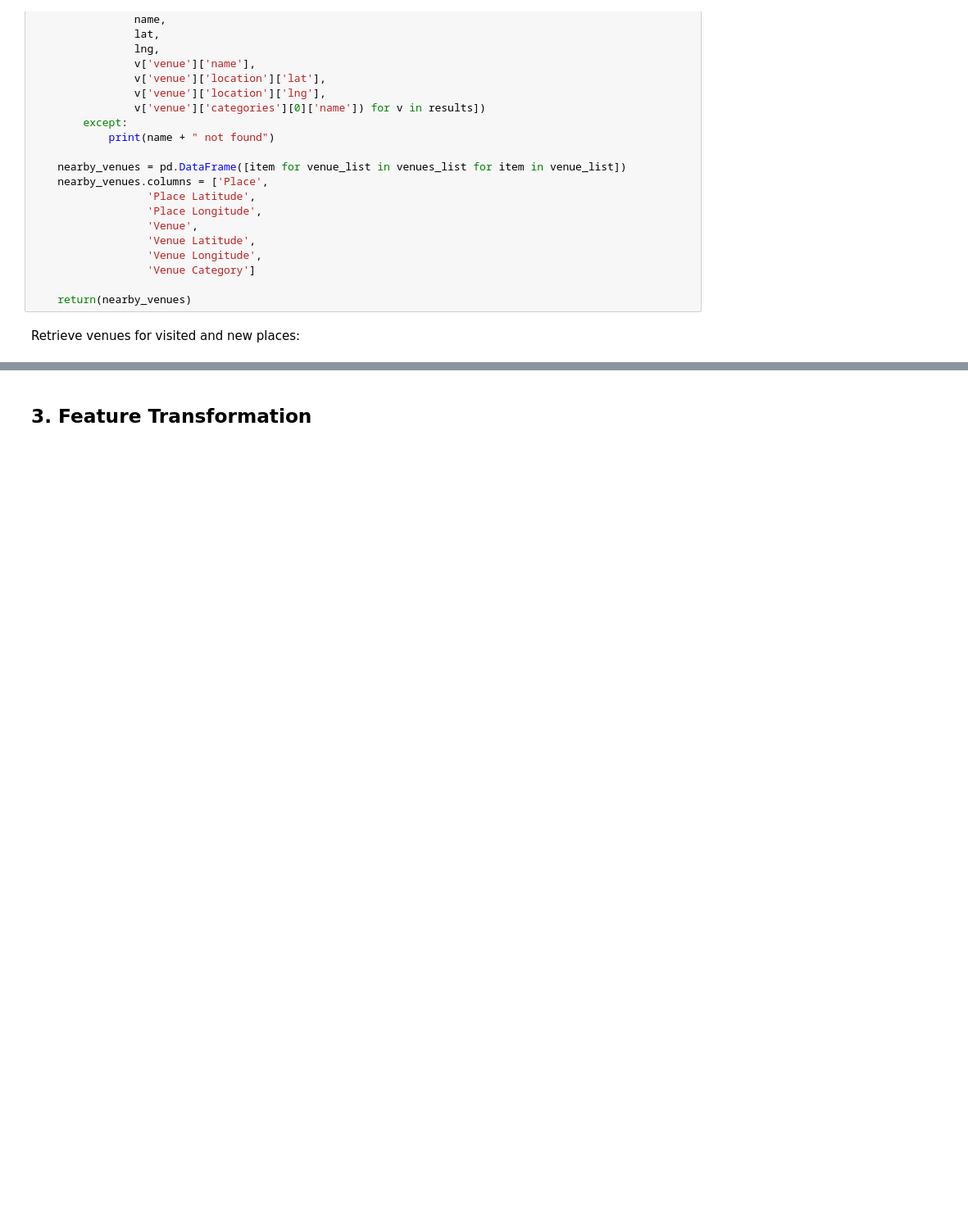
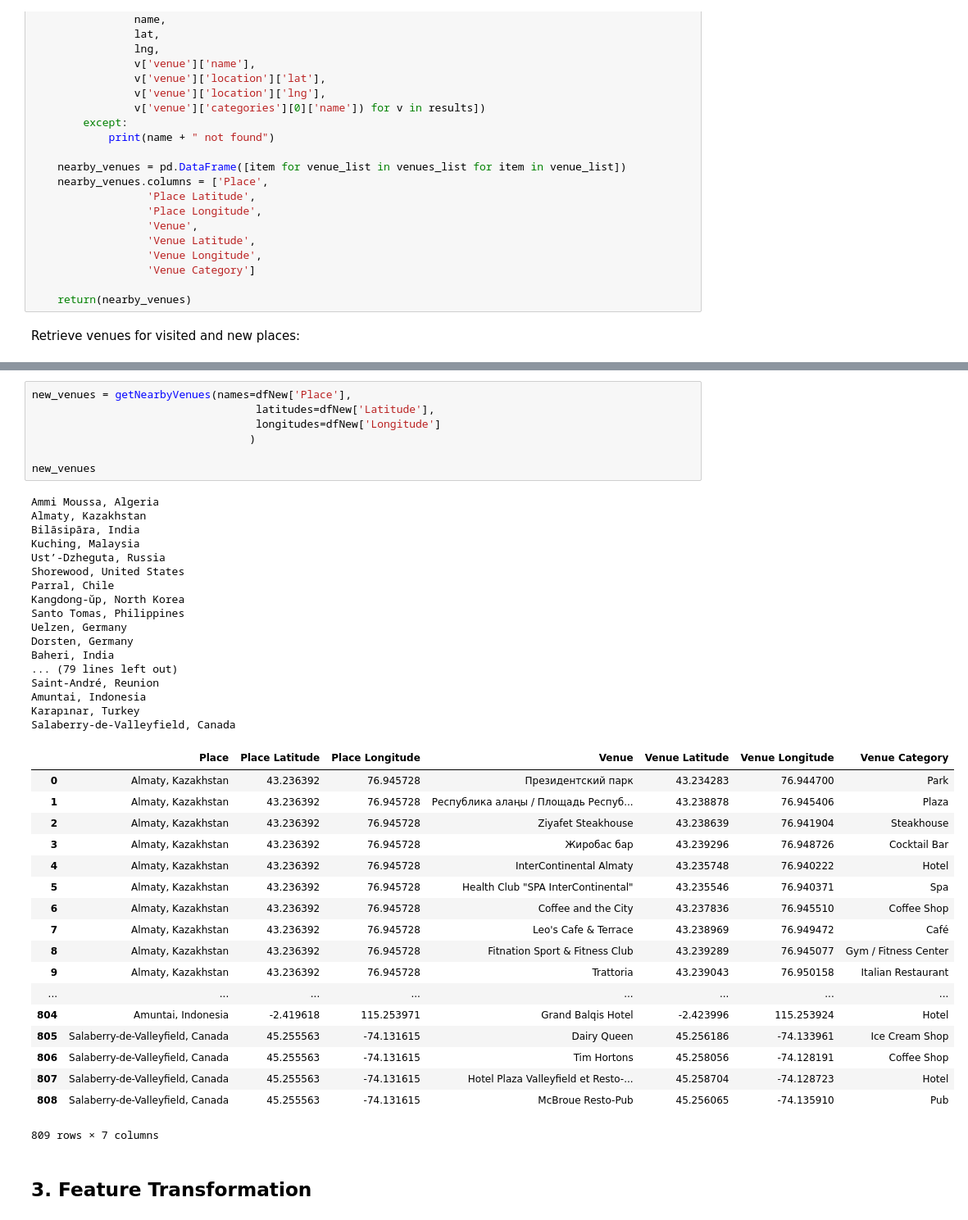
Before and after one commit to hanrunhu/coursera, a Jupyter notebook: Holiday Destination Recommender.ipynb, the cells around one changed output, grey strips where cells are left out. Shown at 82% size. Cells and saved outputs as stored; diff of their text form; blank space fills up the shorter version.

```diff
--- a/Holiday Destination Recommender.ipynb
+++ b/Holiday Destination Recommender.ipynb
@@ -217,3 +217,46 @@ Salaberry-de-Valleyfield, Canada
+# %%
+new_venues = getNearbyVenues(names=dfNew['Place'],
+                                   latitudes=dfNew['Latitude'],
+                                   longitudes=dfNew['Longitude']
+                                  )
+
+new_venues
+# %% [output]
+Ammi Moussa, Algeria
+Almaty, Kazakhstan
+Bilāsipāra, India
+Kuching, Malaysia
+Ust’-Dzheguta, Russia
+Shorewood, United States
+Parral, Chile
+Kangdong-ŭp, North Korea
+Santo Tomas, Philippines
+Uelzen, Germany
+Dorsten, Germany
+Baheri, India
+... (79 lines left out)
+Saint-André, Reunion
+Amuntai, Indonesia
+Karapınar, Turkey
+Salaberry-de-Valleyfield, Canada
+|  | Place | Place Latitude | Place Longitude | Venue | Venue Latitude | Venue Longitude | Venue Category |
+| 0 | Almaty, Kazakhstan | 43.236392 | 76.945728 | Президентский парк | 43.234283 | 76.944700 | Park |
+| 1 | Almaty, Kazakhstan | 43.236392 | 76.945728 | Республика алаңы / Площадь Респуб... | 43.238878 | 76.945406 | Plaza |
+| 2 | Almaty, Kazakhstan | 43.236392 | 76.945728 | Ziyafet Steakhouse | 43.238639 | 76.941904 | Steakhouse |
+| 3 | Almaty, Kazakhstan | 43.236392 | 76.945728 | Жиробас бар | 43.239296 | 76.948726 | Cocktail Bar |
+| 4 | Almaty, Kazakhstan | 43.236392 | 76.945728 | InterContinental Almaty | 43.235748 | 76.940222 | Hotel |
+| 5 | Almaty, Kazakhstan | 43.236392 | 76.945728 | Health Club "SPA InterContinental" | 43.235546 | 76.940371 | Spa |
+| 6 | Almaty, Kazakhstan | 43.236392 | 76.945728 | Coffee and the City | 43.237836 | 76.945510 | Coffee Shop |
+| 7 | Almaty, Kazakhstan | 43.236392 | 76.945728 | Leo's Cafe & Terrace | 43.238969 | 76.949472 | Café |
+| 8 | Almaty, Kazakhstan | 43.236392 | 76.945728 | Fitnation Sport & Fitness Club | 43.239289 | 76.945077 | Gym / Fitness Center |
+| 9 | Almaty, Kazakhstan | 43.236392 | 76.945728 | Trattoria | 43.239043 | 76.950158 | Italian Restaurant |
+| ... | ... | ... | ... | ... | ... | ... | ... |
+| 804 | Amuntai, Indonesia | -2.419618 | 115.253971 | Grand Balqis Hotel | -2.423996 | 115.253924 | Hotel |
+| 805 | Salaberry-de-Valleyfield, Canada | 45.255563 | -74.131615 | Dairy Queen | 45.256186 | -74.133961 | Ice Cream Shop |
+| 806 | Salaberry-de-Valleyfield, Canada | 45.255563 | -74.131615 | Tim Hortons | 45.258056 | -74.128191 | Coffee Shop |
+| 807 | Salaberry-de-Valleyfield, Canada | 45.255563 | -74.131615 | Hotel Plaza Valleyfield et Resto-... | 45.258704 | -74.128723 | Hotel |
+| 808 | Salaberry-de-Valleyfield, Canada | 45.255563 | -74.131615 | McBroue Resto-Pub | 45.256065 | -74.135910 | Pub |
+809 rows × 7 columns
 # %% [markdown]
 ## 3. Feature Transformation
 # %% [markdown]
```
Also changed, not shown: parts of 1 cell of this notebook.
